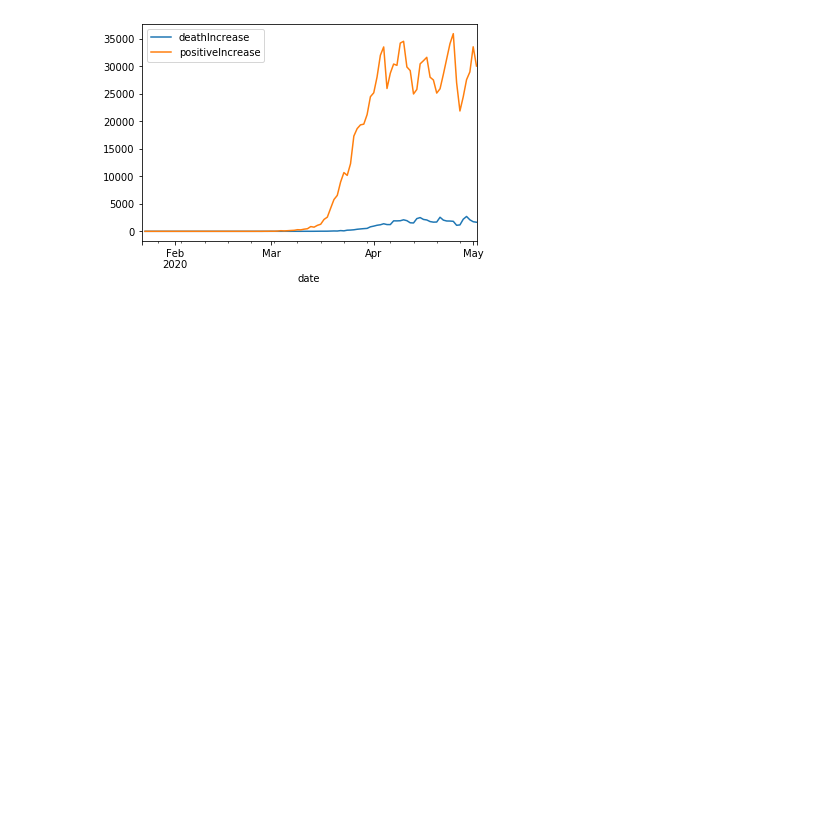
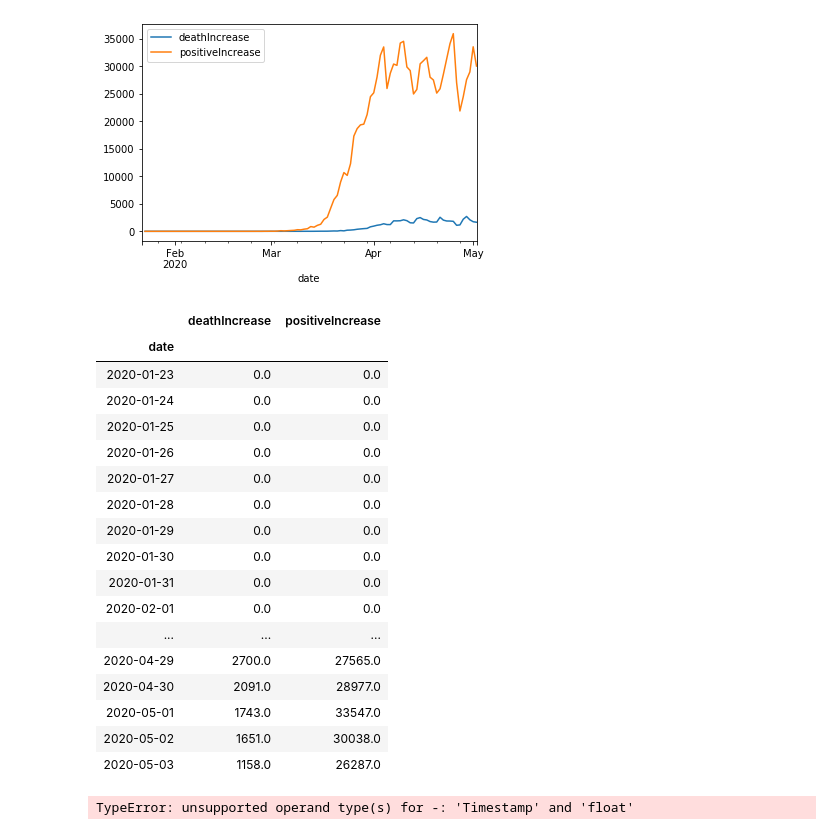
Before and after one commit to KartikChugh/COVID-Case-Estimation, a Jupyter notebook: covid-notebook.ipynb, the cells around one changed output. Saved outputs shown, nothing was run; the diff lists cells and outputs as text; code cells hidden in the pictures; blank space fills up the shorter version.

```diff
--- a/covid-notebook.ipynb
+++ b/covid-notebook.ipynb
@@ -12,9 +16,31 @@ url = 'https://covidtracking.com/api/v1/us/daily.csv'
 data = pd.read_csv(url,
             usecols=['date', 'positiveIncrease', 'deathIncrease'],
             parse_dates=['date'],
-            index_col=['date']).sort_index()
+            index_col=['date']).sort_index().iloc[1:]
 # %%
 data.plot()
 # %% [output]
 <matplotlib.axes._subplots.AxesSubplot at 0x...>
 [figure]
+# %%
+pd.set_option('display.max_rows', None)
+data
+# %% [output]
+|  | deathIncrease | positiveIncrease |
+| date |  |  |
+| 2020-01-23 | 0.0 | 0.0 |
+| 2020-01-24 | 0.0 | 0.0 |
+| 2020-01-25 | 0.0 | 0.0 |
+| 2020-01-26 | 0.0 | 0.0 |
+| 2020-01-27 | 0.0 | 0.0 |
+| 2020-01-28 | 0.0 | 0.0 |
+| 2020-01-29 | 0.0 | 0.0 |
+| 2020-01-30 | 0.0 | 0.0 |
+| 2020-01-31 | 0.0 | 0.0 |
+| 2020-02-01 | 0.0 | 0.0 |
+| ... | ... | ... |
+| 2020-04-29 | 2700.0 | 27565.0 |
+| 2020-04-30 | 2091.0 | 28977.0 |
+| 2020-05-01 | 1743.0 | 33547.0 |
+| 2020-05-02 | 1651.0 | 30038.0 |
+| 2020-05-03 | 1158.0 | 26287.0 |
@@ -20,0 +49,4 @@ data.plot()
+# %%
+firstTrueCases = firstDeaths - ONSET_TO_DEATH
+# %% [output]
+TypeError: unsupported operand type(s) for -: 'Timestamp' and 'float'
```
Also changed, not shown: parts of 3 cells of this notebook.
